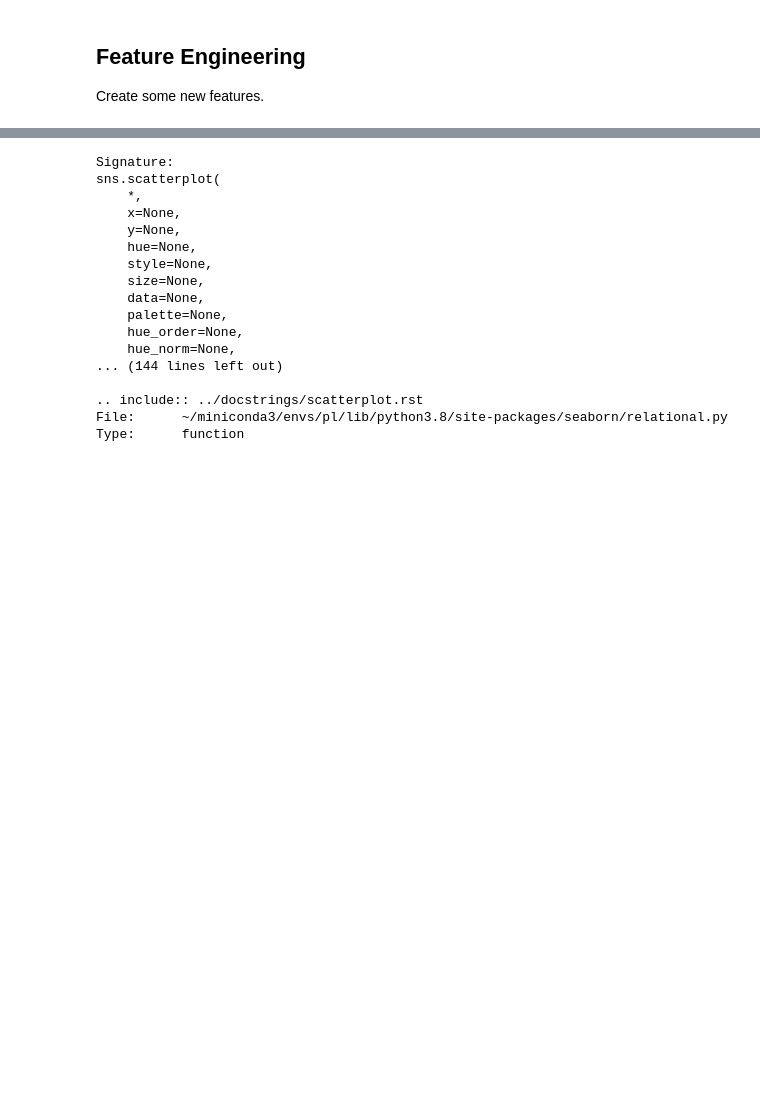
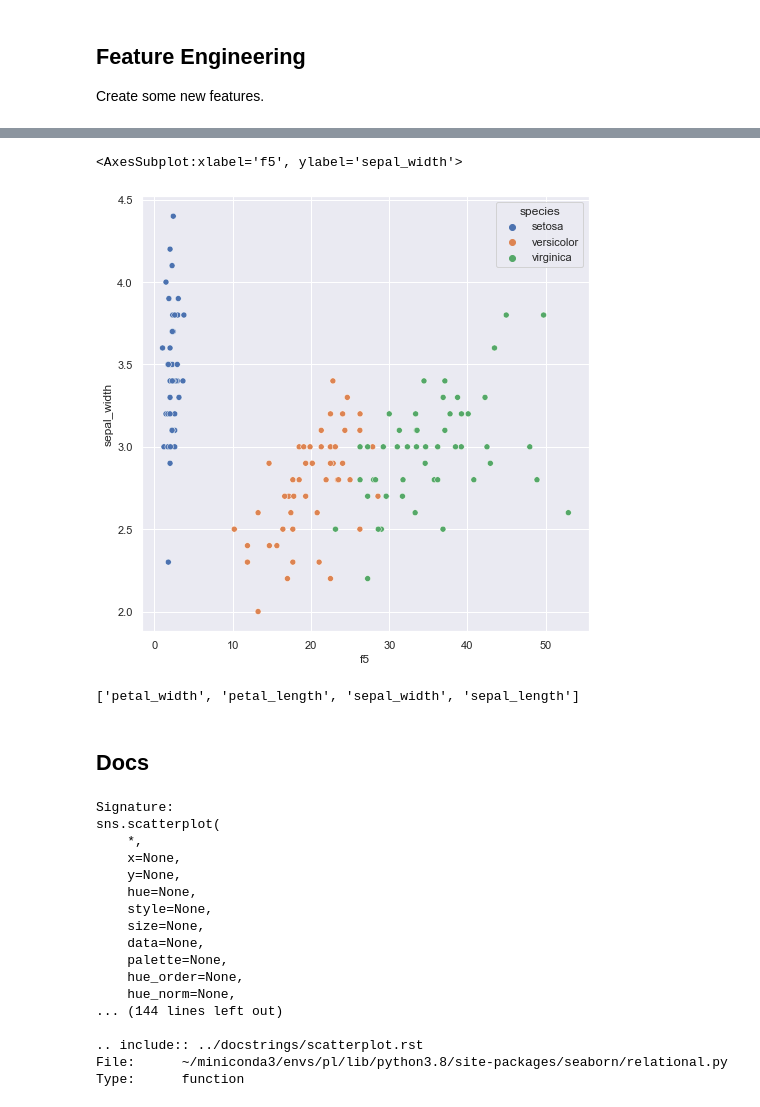
Before and after one commit to lostmygithubaccount/pl-learn, a Jupyter notebook: projects/iris/Untitled.ipynb, the cells around one changed output, grey strips where cells are left out. Saved outputs shown, nothing was run; the diff lists cells and outputs as text; code cells hidden in the pictures; blank space fills up the shorter version.

```diff
--- a/projects/iris/Untitled.ipynb
+++ b/projects/iris/Untitled.ipynb
@@ -123,0 +139,3 @@ Create some new features.
+# %%
+df["f5"] = df.petal_width ** 2 + df.petal_length ** 2
+df.info()
@@ -124,3 +156,17 @@ Create some new features.
+# %%
+f, ax = plt.subplots(figsize=(8, 8))
+
+sns.scatterplot(data=df, x="f5", y="sepal_width", hue="species")
+# %% [output]
+<AxesSubplot:xlabel='f5', ylabel='sepal_width'>
+[figure, added]
+# %%
+features = ["petal_width", "petal_length", "sepal_width", "sepal_length"]
+features
+# %% [output]
+['petal_width', 'petal_length', 'sepal_width', 'sepal_length']
+# %% [markdown]
+## Docs
 # %%
 sns.scatterplot?
 # %% [output]
```
Also changed, not shown: parts of 2 cells of this notebook.
